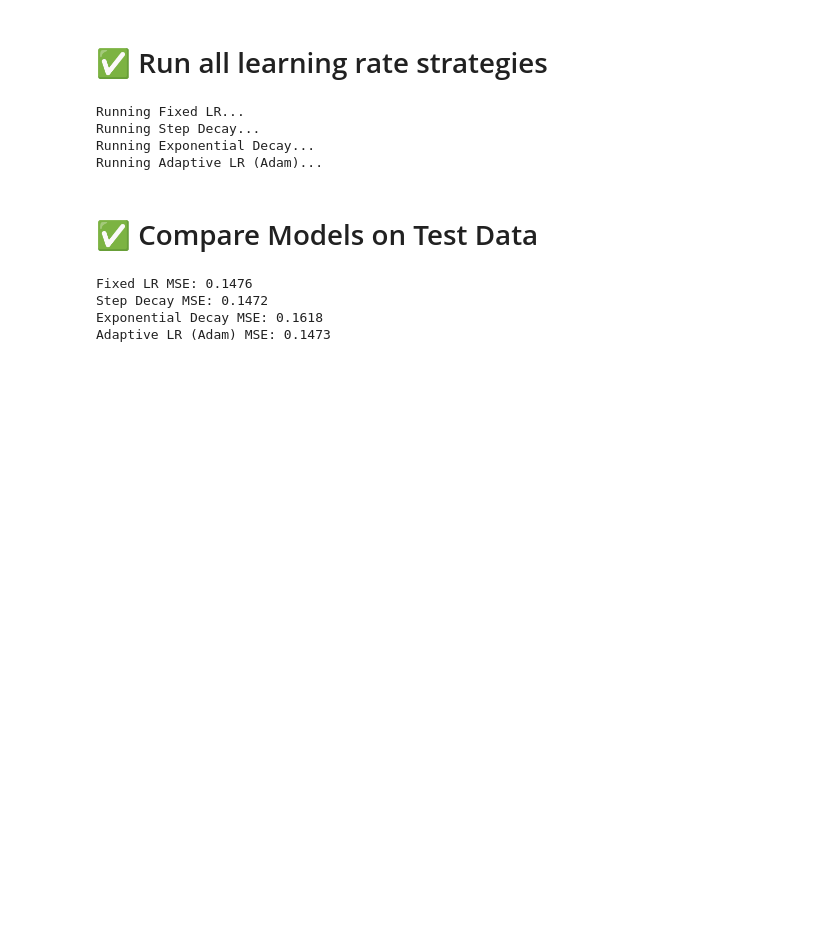
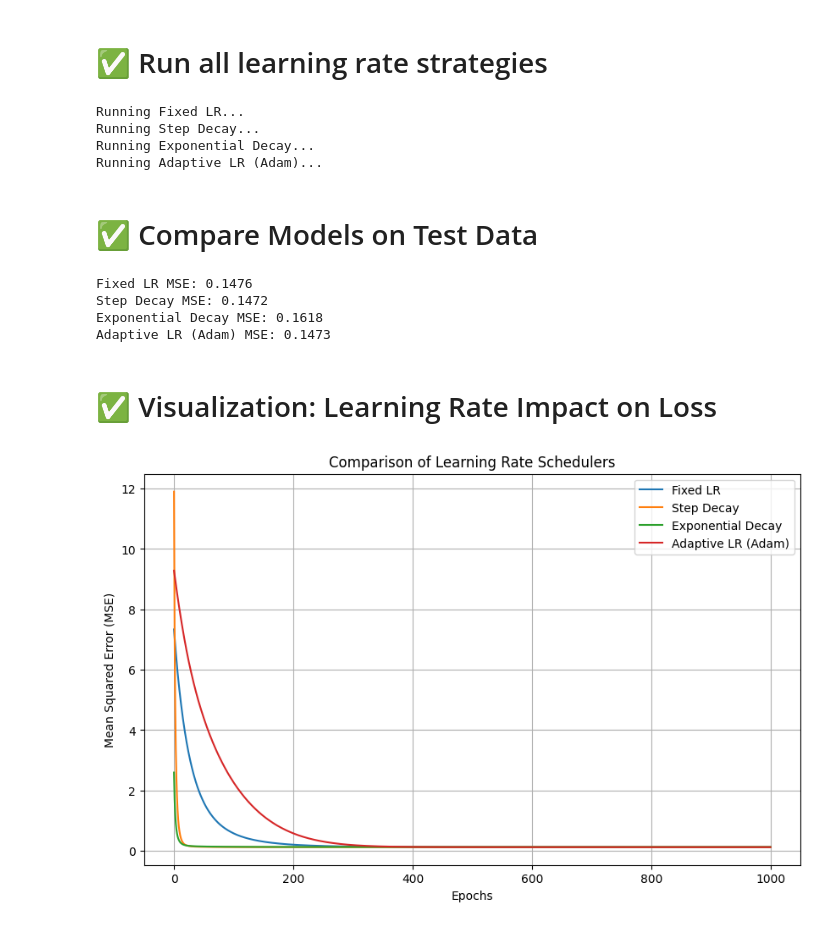
Before and after one commit to Phionanamugga/mnist_SGD, a Jupyter notebook: notebooks/lr_schedulers.ipynb, the cells around one changed output. Drawn from its saved outputs; the diff is of its cells as text; code cells hidden in the pictures; blank space fills up the shorter version.

Commit message:
visualizes learning rates[Delivers#188920451]

```diff
--- a/notebooks/lr_schedulers.ipynb
+++ b/notebooks/lr_schedulers.ipynb
@@ -131,3 +131,18 @@ Fixed LR MSE: 0.1476
 Step Decay MSE: 0.1472
 Exponential Decay MSE: 0.1618
 Adaptive LR (Adam) MSE: 0.1473
+# %% [markdown]
+# ✅ Visualization: Learning Rate Impact on Loss
+# %%
+plt.figure(figsize=(10,6))
+for name, (_, cost_history) in results.items():
+    plt.plot(cost_history, label=name)
+
+plt.xlabel("Epochs")
+plt.ylabel("Mean Squared Error (MSE)")
+plt.title("Comparison of Learning Rate Schedulers")
+plt.legend()
+plt.grid()
+plt.show()
+# %% [output]
+[figure, added]
```
